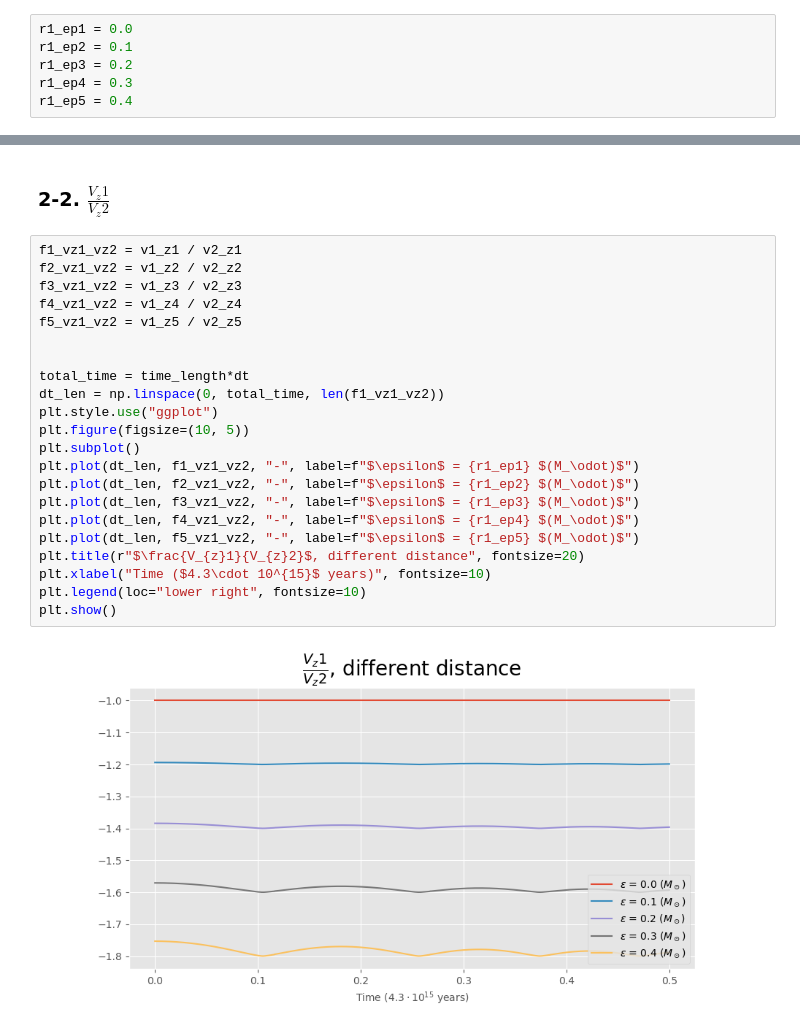
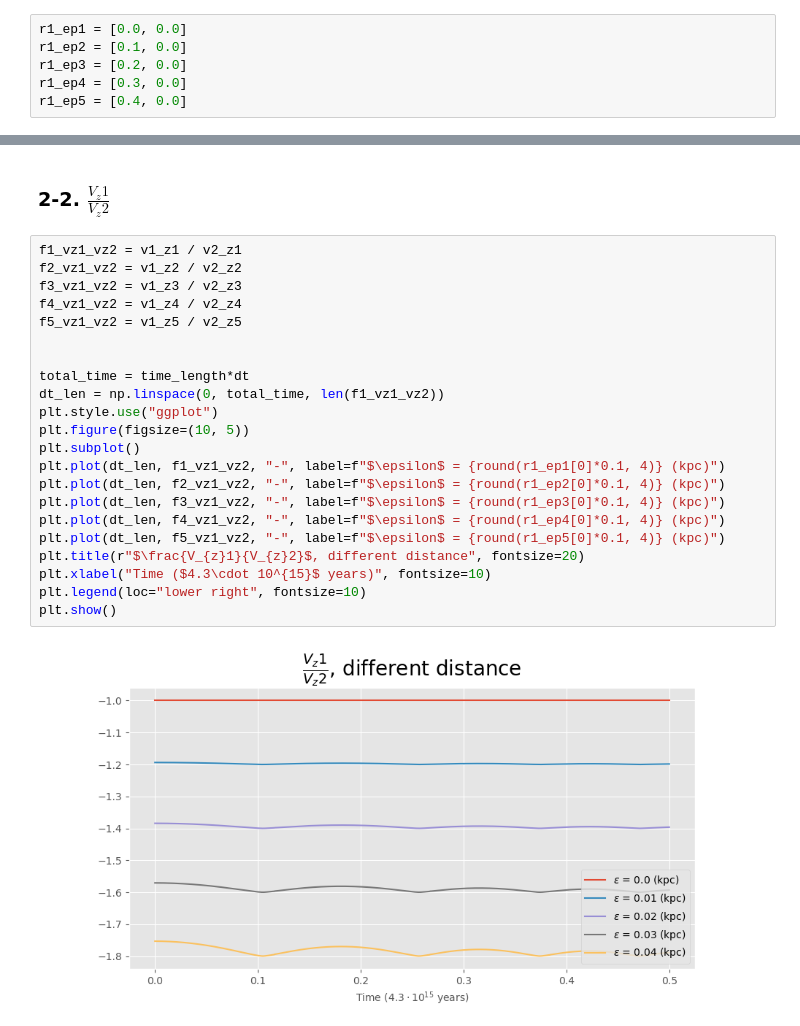
Before and after one commit to Mephisto-000/SMBBH, a Jupyter notebook: demo/demo_change_distance.ipynb, the cells around one changed output, grey strips where cells are left out. Drawn from its saved outputs; the diff is of its cells as text.

```diff
--- a/demo/demo_change_distance.ipynb
+++ b/demo/demo_change_distance.ipynb
@@ -105,11 +105,11 @@ plot_vel_compare_result(vz1_vz2, time_length, dt)
 Original : $r_{1} = \frac{m_{2}}{m_{1} + m_{2}}\cdot R$
 Change distance : $r_{1} = \frac{m_{2} + \epsilon}{m_{1} + m_{2}}\cdot R$
 # %%
-r1_ep1 = 0.0
-r1_ep2 = 0.1
-r1_ep3 = 0.2
-r1_ep4 = 0.3
-r1_ep5 = 0.4
+r1_ep1 = [0.0, 0.0]
+r1_ep2 = [0.1, 0.0]
+r1_ep3 = [0.2, 0.0]
+r1_ep4 = [0.3, 0.0]
+r1_ep5 = [0.4, 0.0]
 # %%
 init_v = init_vel(m2, R, G)
 init_v = init_vel_elliptical(e, init_v)
@@ -161,27 +161,27 @@ m1_v1_5, m2_v2_5, v1_z5, v2_z5 = projection_z_axis(rot_data5, bh_mass)
 # %%
 f1_vz1_vz2 = v1_z1 / v2_z1
 f2_vz1_vz2 = v1_z2 / v2_z2
 f3_vz1_vz2 = v1_z3 / v2_z3
 f4_vz1_vz2 = v1_z4 / v2_z4
 f5_vz1_vz2 = v1_z5 / v2_z5
 
 
 total_time = time_length*dt
 dt_len = np.linspace(0, total_time, len(f1_vz1_vz2))
 plt.style.use("ggplot")
 plt.figure(figsize=(10, 5))
 plt.subplot()
-plt.plot(dt_len, f1_vz1_vz2, "-", label=f"$\epsilon$ = {r1_ep1} $(M_\odot)$")
-plt.plot(dt_len, f2_vz1_vz2, "-", label=f"$\epsilon$ = {r1_ep2} $(M_\odot)$")
-plt.plot(dt_len, f3_vz1_vz2, "-", label=f"$\epsilon$ = {r1_ep3} $(M_\odot)$")
-plt.plot(dt_len, f4_vz1_vz2, "-", label=f"$\epsilon$ = {r1_ep4} $(M_\odot)$")
-plt.plot(dt_len, f5_vz1_vz2, "-", label=f"$\epsilon$ = {r1_ep5} $(M_\odot)$")
+plt.plot(dt_len, f1_vz1_vz2, "-", label=f"$\epsilon$ = {round(r1_ep1[0]*0.1, 4)} (kpc)")
+plt.plot(dt_len, f2_vz1_vz2, "-", label=f"$\epsilon$ = {round(r1_ep2[0]*0.1, 4)} (kpc)")
+plt.plot(dt_len, f3_vz1_vz2, "-", label=f"$\epsilon$ = {round(r1_ep3[0]*0.1, 4)} (kpc)")
+plt.plot(dt_len, f4_vz1_vz2, "-", label=f"$\epsilon$ = {round(r1_ep4[0]*0.1, 4)} (kpc)")
+plt.plot(dt_len, f5_vz1_vz2, "-", label=f"$\epsilon$ = {round(r1_ep5[0]*0.1, 4)} (kpc)")
 plt.title(r"$\frac{V_{z}1}{V_{z}2}$, different distance", fontsize=20)
 plt.xlabel("Time ($4.3\cdot 10^{15}$ years)", fontsize=10)
 plt.legend(loc="lower right", fontsize=10)
 plt.show()
 # %% [output]
-[figure, old version]
+[figure, new version]
 # %%
 plot_vel_compare_result(f1_vz1_vz2, time_length, dt, title=["r", r1_ep1])
 # %% [output]
```
Also changed, not shown: parts of 11 cells of this notebook, 6 other files.
